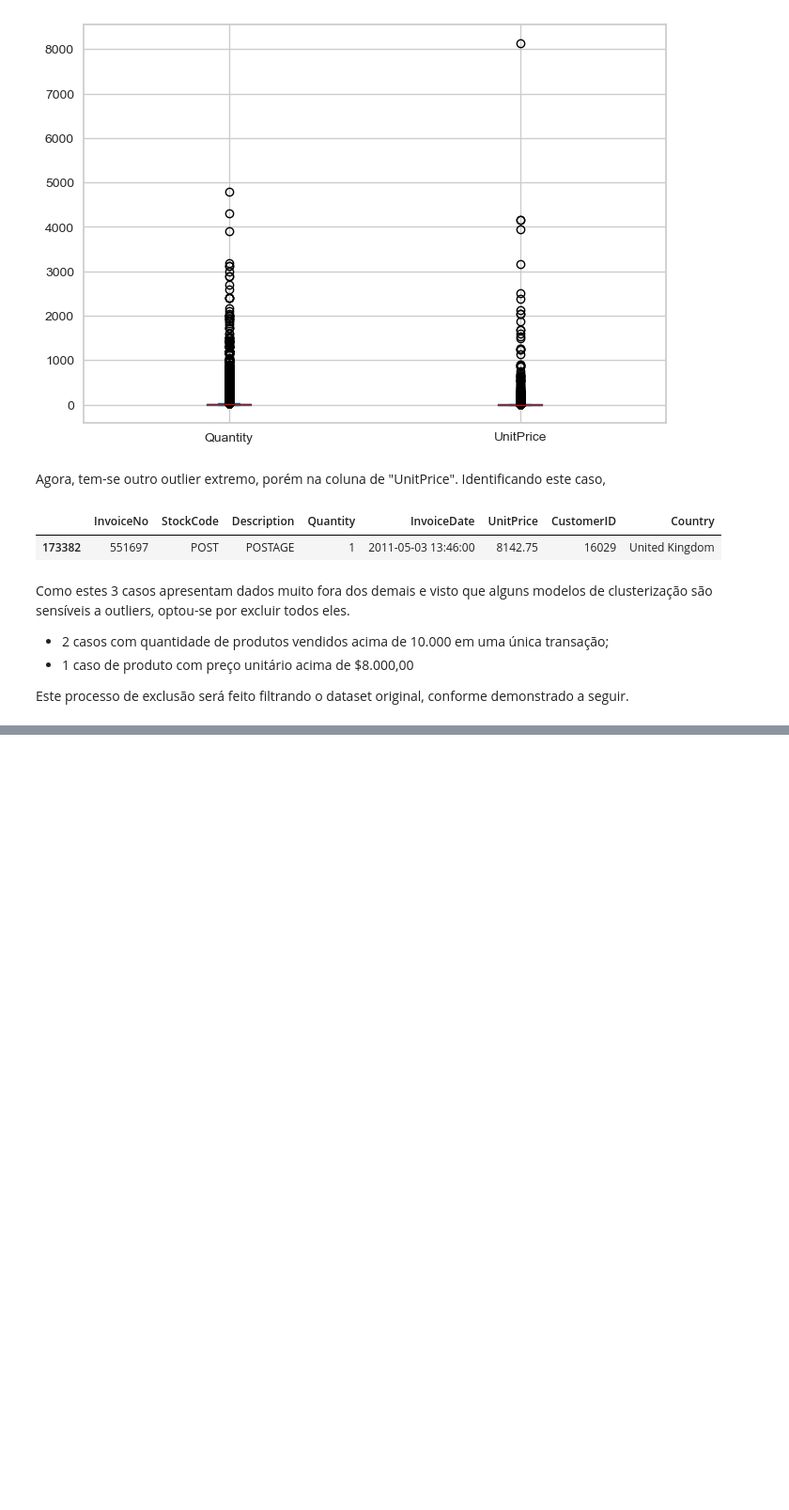
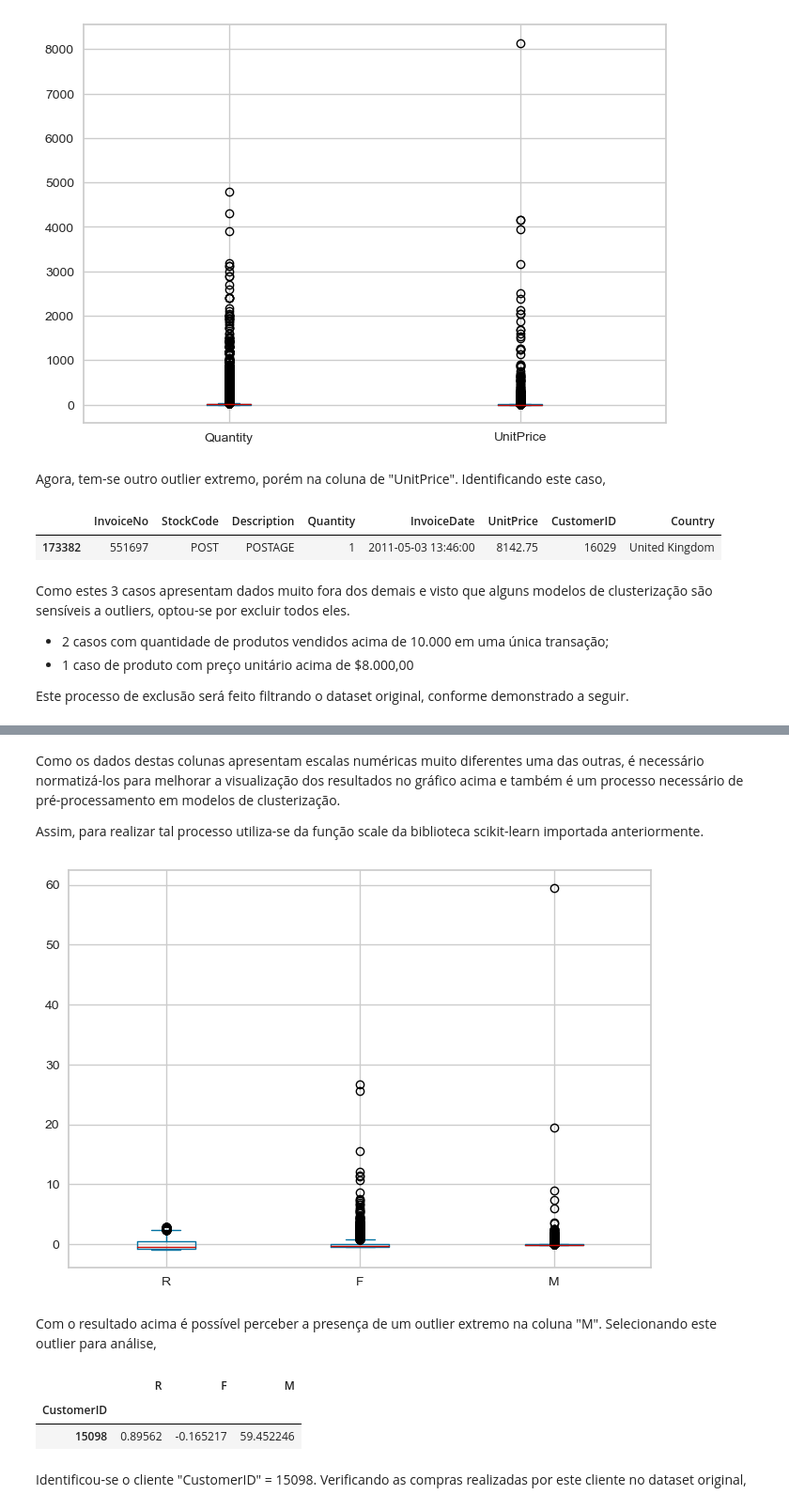
Before and after one commit to rfprates/clustering_rfm_metrics, a Jupyter notebook: clustering_rfm.ipynb, the cells around one changed output, grey strips where cells are left out. Shown: that part at 94% size. Saved outputs shown, nothing was run; the diff lists cells and outputs as text; code cells hidden in the pictures; blank space fills up the shorter version.

```diff
--- a/clustering_rfm.ipynb
+++ b/clustering_rfm.ipynb
@@ -405,0 +481,18 @@ df = df[(df['Quantity']<1000)&(df['UnitPrice']<8000)]
+# %% [markdown]
+Como os dados destas colunas apresentam escalas numéricas muito diferentes uma das outras, é necessário normatizá-los para melhorar a visualização dos resultados no gráfico acima e também é um processo necessário de pré-processamento em modelos de clusterização.
+
+Assim, para realizar tal processo utiliza-se da função scale da biblioteca scikit-learn importada anteriormente.
+# %%
+df_rfm.apply(scale).plot.box();
+# %% [output]
+[figure, added]
+# %% [markdown]
+Com o resultado acima é possível perceber a presença de um outlier extremo na coluna "M". Selecionando este outlier para análise,
+# %%
+df_rfm.apply(scale).query('M>50')
+# %% [output]
+|  | R | F | M |
+| CustomerID |  |  |  |
+| 15098 | 0.89562 | -0.165217 | 59.452246 |
+# %% [markdown]
+Identificou-se o cliente "CustomerID" = 15098. Verificando as compras realizadas por este cliente no dataset original,
```
Also changed, not shown: parts of 23 cells of this notebook.
